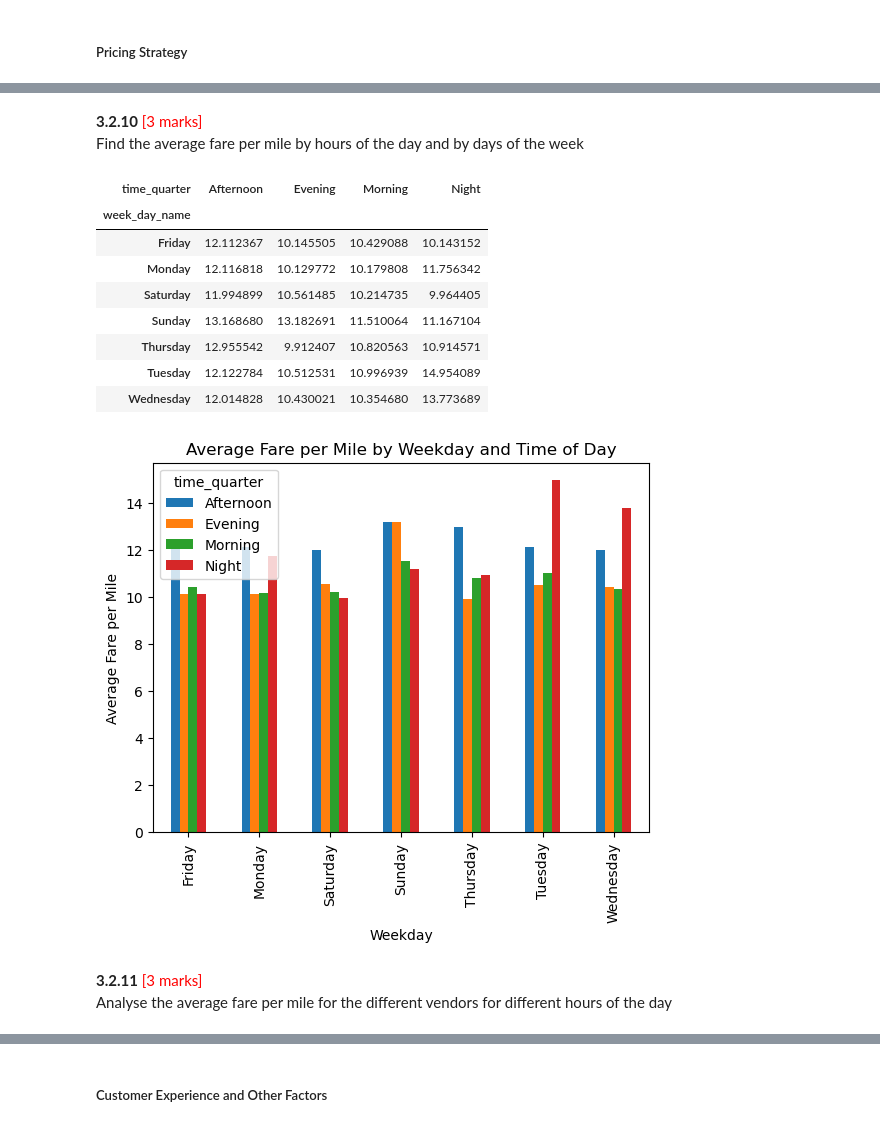
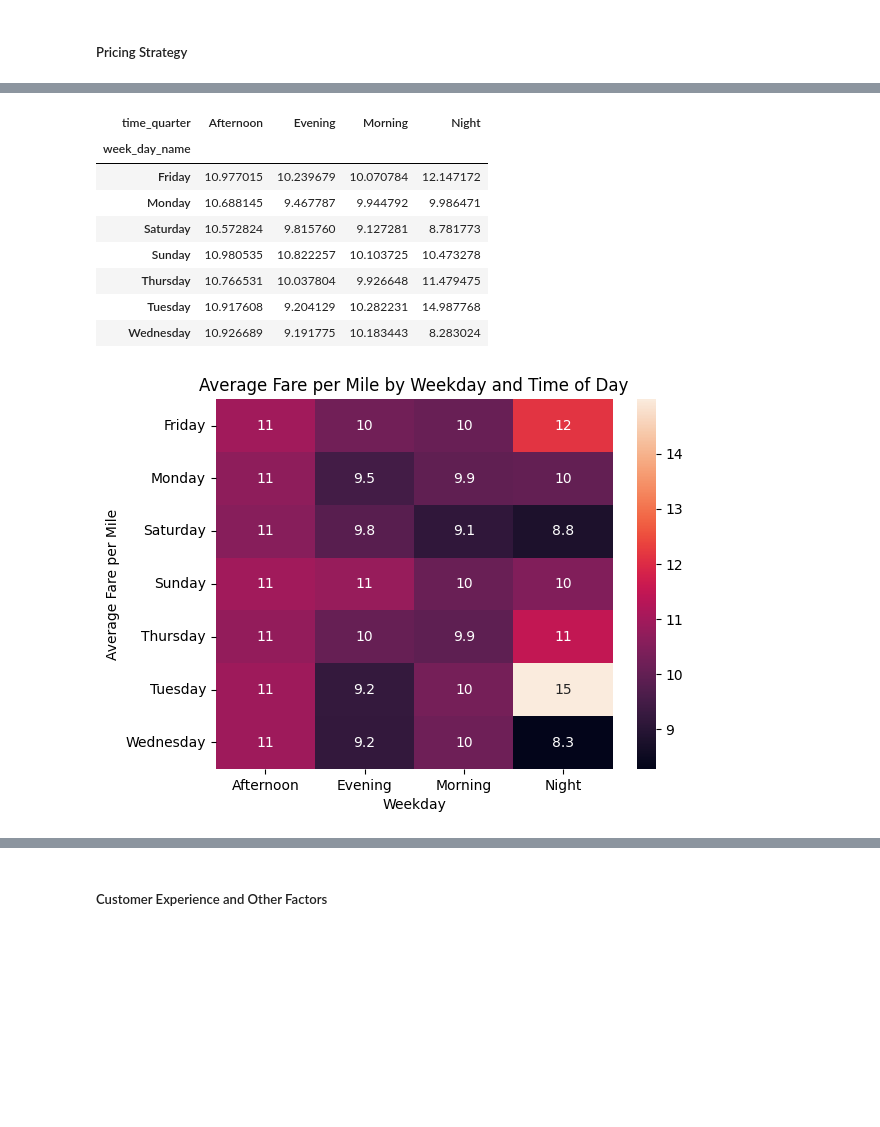
Before and after one commit to nishantab95/Exploratory-Data-Analysis-for-NYC-taxi-Dataset, a Jupyter notebook: EDA_Assg_NYC_Taxi_final_sub.ipynb, the cells around one changed output, grey strips where cells are left out. Drawn from its saved outputs; the diff is of its cells as text; code cells hidden in the pictures; blank space fills up the shorter version.

```diff
--- a/EDA_Assg_NYC_Taxi_final_sub.ipynb
+++ b/EDA_Assg_NYC_Taxi_final_sub.ipynb
@@ -674,5 +579,10 @@ print(x)
 # %%
 # Show the monthly trends in pickups
-df['month'] = pd.to_datetime(df['tpep_pickup_datetime']).dt.month_name()
-df['month'].value_counts().sort_values()
+df['months'] = pd.to_datetime(df['tpep_pickup_datetime']).dt.month_name()
+x = df['months'].value_counts().sort_values()
+x = x.reset_index()
+plt.figure()
+sns.barplot(data= x, x = 'months', y = 'count')
+plt.xticks(rotation= 90)
+plt.show()
 # %% [output]
@@ -720,5 +617,5 @@ Filter out the zero values from the above columns.
 # %%
-# Create a df with non zero entries for the selected parameters.
+df_clean = df[(df['trip_distance'] > 0) & (df['passenger_count'] > 0) & (df['fare_amount'] > 0)]
 df = df[(df['fare_amount'] != 0) & (df['total_amount'] != 0)]
 df[['fare_amount', 'tip_amount', 'total_amount', 'trip_distance']].min()
 # %% [output]
@@ -1329,8 +1114,8 @@ For instance, suppose the average fare per mile for trips with 3 passengers is 3
 # %%
 # Analyse the fare per mile per passenger for different passenger counts
-df['fair_distance'] = df['fare_amount'] / df['trip_distance']
-df['fair_distance_passenger'] = df['fair_distance'] / df['passenger_count']
-pass_df = df.groupby('passenger_count')['fair_distance_passenger'].mean()
+df_clean['fair_distance'] = df_clean['fare_amount'] / df_clean['trip_distance']
+df_clean['fair_distance_passenger'] = df_clean['fair_distance'] / df_clean['passenger_count']
+pass_df = df_clean.groupby('passenger_count')['fair_distance_passenger'].mean()
 pass_df
 # %% [output]
 passenger_count
@@ -1353,8 +1138,5 @@ plt.show()
-# %% [markdown]
-**3.2.10** <font color = red>[3 marks]</font> <br>
-Find the average fare per mile by hours of the day and by days of the week
 # %%
-# Compare the average fare per mile for different days and for different times of the day
+# Comparing the average fare per mile for different days and for different times of the day
 def get_time_quarter(hour):
     if hour <= 5:
         return 'Night'
@@ -1364,29 +1146,26 @@ def get_time_quarter(hour):
         return 'Afternoon'
     else:
         return 'Evening'
-df['time_quarter'] = df['pickup_hour'].apply(get_time_quarter)
+df_clean['time_quarter'] = df_clean['pickup_hour'].apply(get_time_quarter)
 
-fare_mile_hours = (df.groupby(['week_day_name', 'time_quarter'])['fair_distance'].mean().unstack())
+fare_mile_hours = df_clean.groupby(['week_day_name', 'time_quarter'])['fair_distance'].mean().unstack()
 fare_mile_hours
 # %% [output]
 | time_quarter | Afternoon | Evening | Morning | Night |
 | week_day_name |  |  |  |  |
-| Friday | 12.112367 | 10.145505 | 10.429088 | 10.143152 |
-| Monday | 12.116818 | 10.129772 | 10.179808 | 11.756342 |
-| Saturday | 11.994899 | 10.561485 | 10.214735 | 9.964405 |
-| Sunday | 13.168680 | 13.182691 | 11.510064 | 11.167104 |
-| Thursday | 12.955542 | 9.912407 | 10.820563 | 10.914571 |
-| Tuesday | 12.122784 | 10.512531 | 10.996939 | 14.954089 |
-| Wednesday | 12.014828 | 10.430021 | 10.354680 | 13.773689 |
+| Friday | 10.977015 | 10.239679 | 10.070784 | 12.147172 |
+| Monday | 10.688145 | 9.467787 | 9.944792 | 9.986471 |
+| Saturday | 10.572824 | 9.815760 | 9.127281 | 8.781773 |
+| Sunday | 10.980535 | 10.822257 | 10.103725 | 10.473278 |
+| Thursday | 10.766531 | 10.037804 | 9.926648 | 11.479475 |
+| Tuesday | 10.917608 | 9.204129 | 10.282231 | 14.987768 |
+| Wednesday | 10.926689 | 9.191775 | 10.183443 | 8.283024 |
 # %%
-fare_mile_hours.plot(kind='bar')
+sns.heatmap(data=fare_mile_hours, annot=True)
 plt.xlabel('Weekday')
 plt.ylabel('Average Fare per Mile')
 plt.title('Average Fare per Mile by Weekday and Time of Day')
 plt.show()
 # %% [output]
-[figure, old version]
+[figure, new version]
-# %% [markdown]
-**3.2.11** <font color = red>[3 marks]</font> <br>
-Analyse the average fare per mile for the different vendors for different hours of the day
 # %%
```
Also changed, not shown: parts of 160 cells of this notebook.
